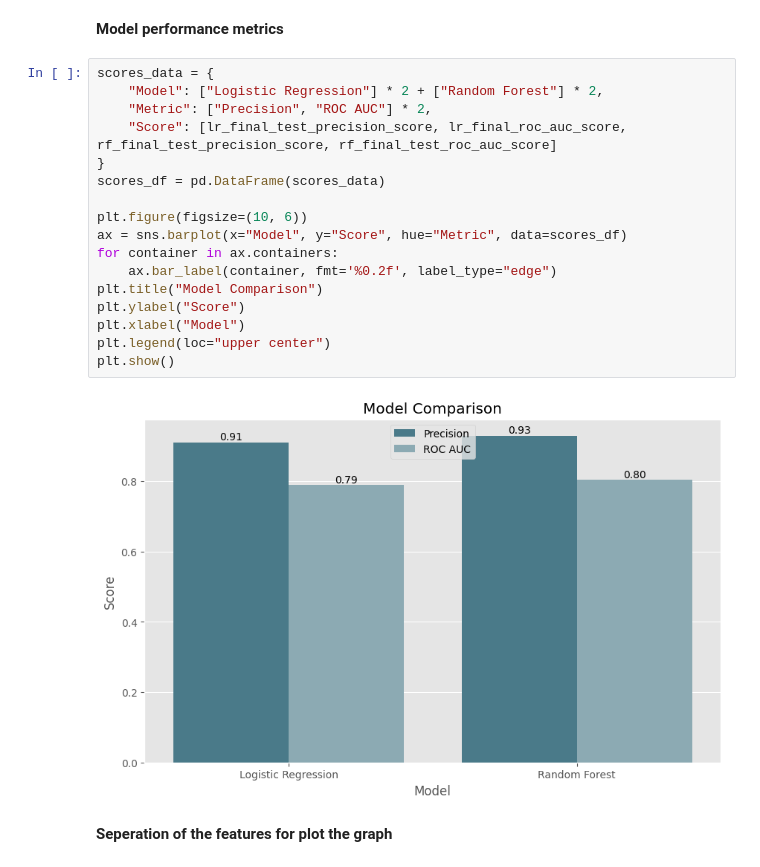
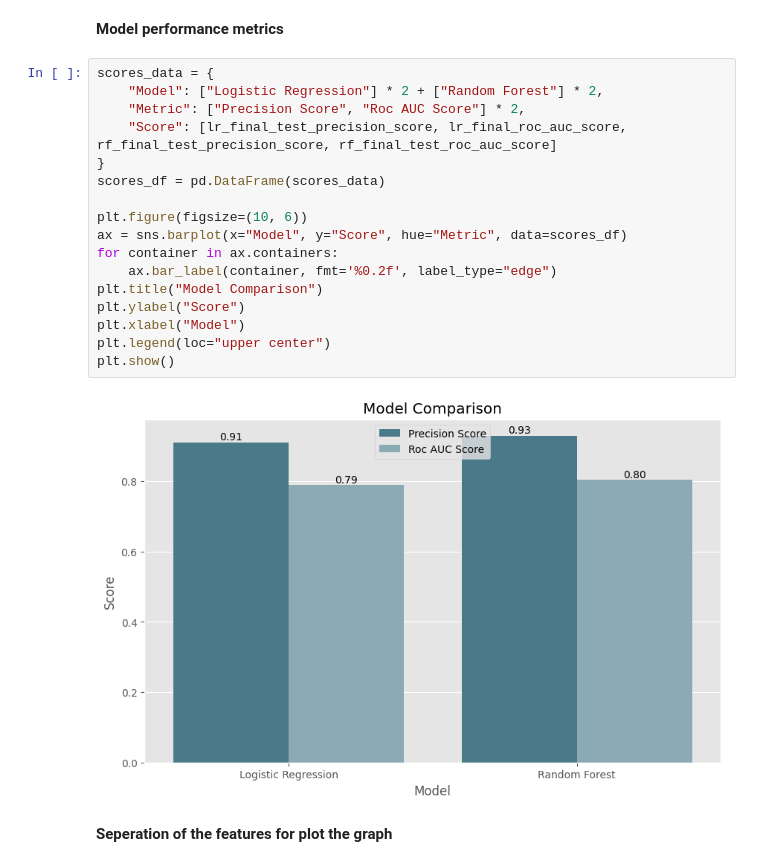
Before and after one commit to kntvrl/predicting_high_traffic_recipes_project, a Jupyter notebook: recipe.ipynb, the cells around one changed output. Saved outputs shown, nothing was run; the diff lists cells and outputs as text.

```diff
--- a/recipe.ipynb
+++ b/recipe.ipynb
@@ -1113,22 +1113,22 @@ If I needed to choose a balanced model that better separates positive recipes, l
 # %%
 scores_data = {
     "Model": ["Logistic Regression"] * 2 + ["Random Forest"] * 2,
-    "Metric": ["Precision", "ROC AUC"] * 2,
+    "Metric": ["Precision Score", "Roc AUC Score"] * 2,
     "Score": [lr_final_test_precision_score, lr_final_roc_auc_score, rf_final_test_precision_score, rf_final_test_roc_auc_score]
 }
 scores_df = pd.DataFrame(scores_data)
 
 plt.figure(figsize=(10, 6))
 ax = sns.barplot(x="Model", y="Score", hue="Metric", data=scores_df)
 for container in ax.containers:
     ax.bar_label(container, fmt='%0.2f', label_type="edge")
 plt.title("Model Comparison")
 plt.ylabel("Score")
 plt.xlabel("Model")
 plt.legend(loc="upper center")
 plt.show()
 # %% [output]
-[figure, old version]
+[figure, new version]
 # %% [markdown]
 **Seperation of the features for plot the graph**
 # %%
```
Also changed, not shown: parts of 5 cells of this notebook.
